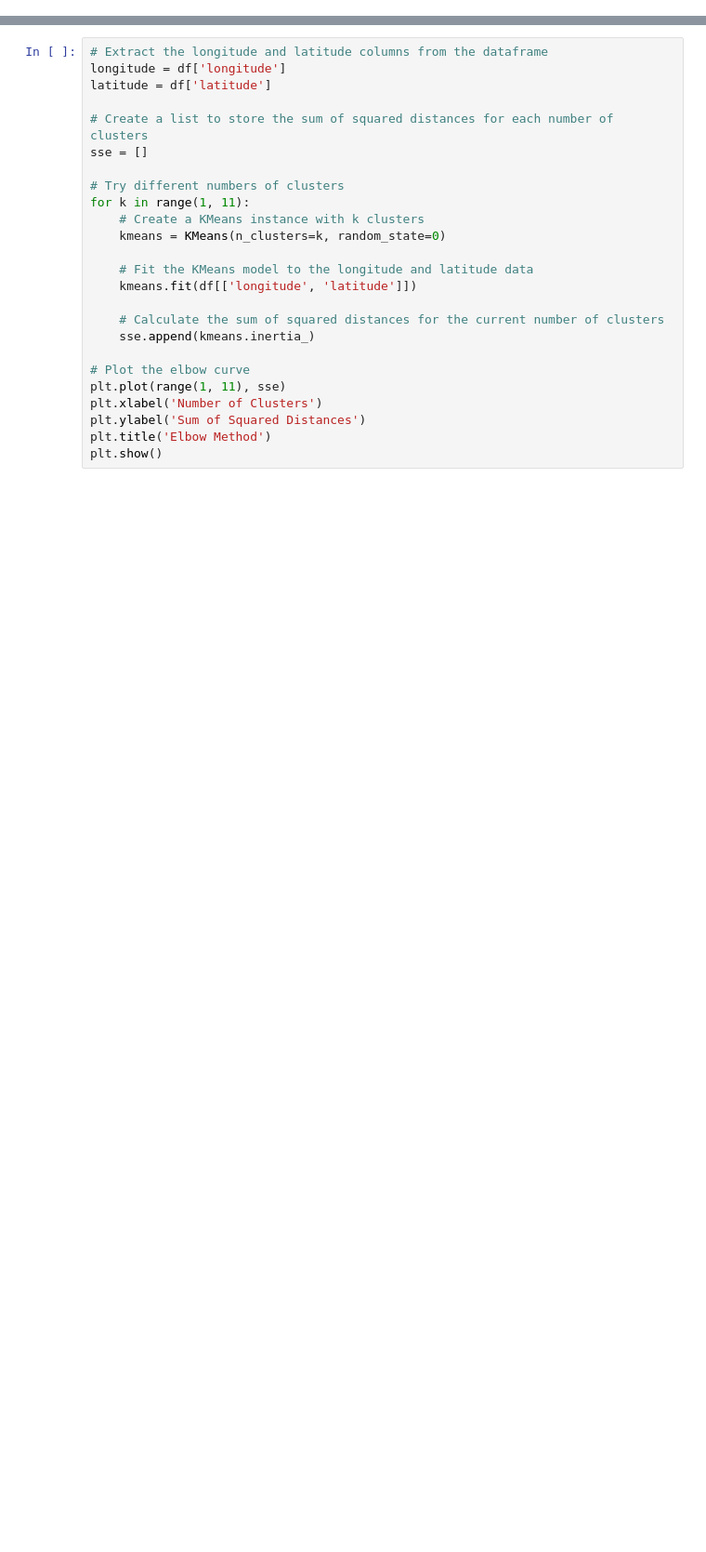
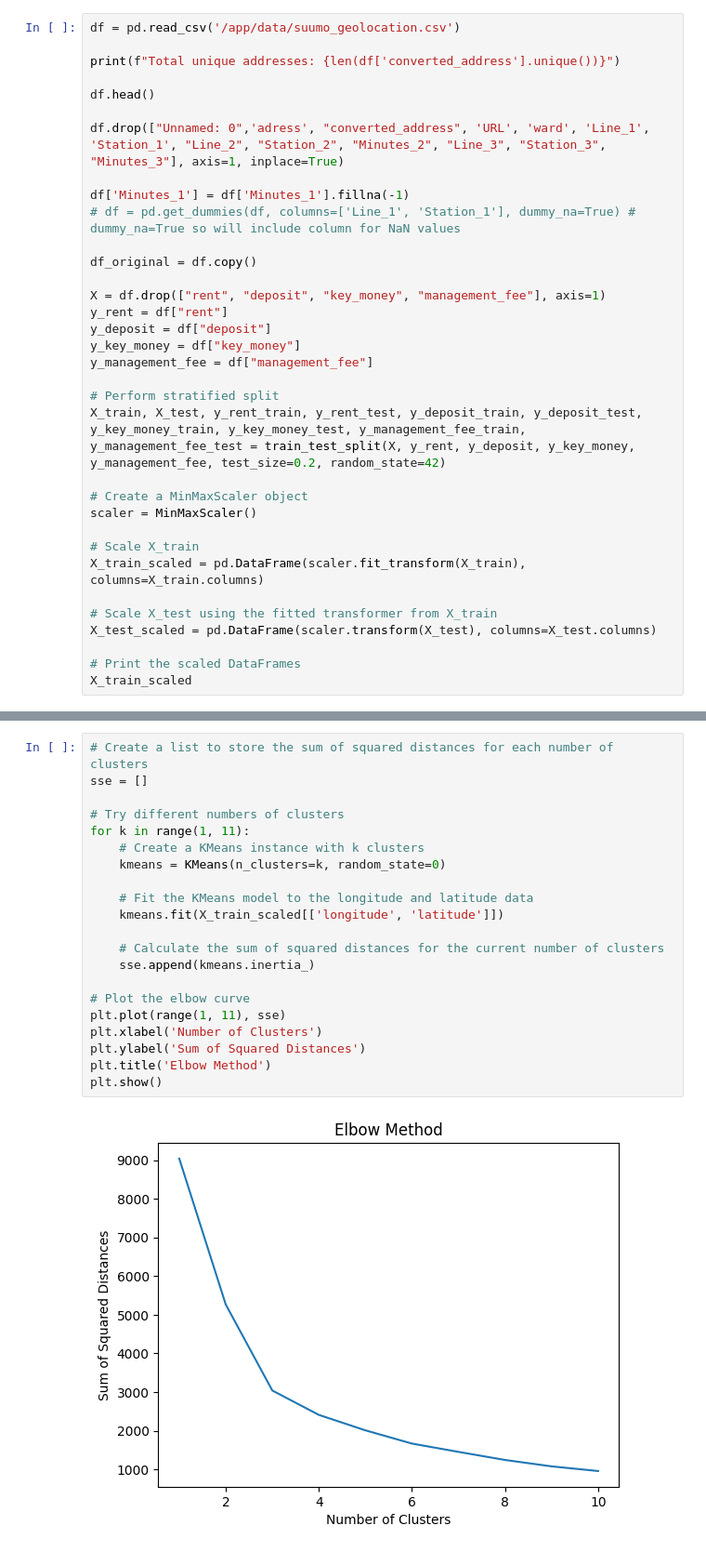
Before and after one commit to euanjudd/suumo, a Jupyter notebook: main.ipynb, the cells around one changed output, grey strips where cells are left out. Shown at 93% size. Saved outputs shown, nothing was run; the diff lists cells and outputs as text; blank space fills up the shorter version.

```diff
--- a/main.ipynb
+++ b/main.ipynb
@@ -83,0 +28,34 @@ Station_1_狛江駅: 0.0
+# %%
+df = pd.read_csv('/app/data/suumo_geolocation.csv')
+
+print(f"Total unique addresses: {len(df['converted_address'].unique())}")
+
+df.head()
+
+df.drop(["Unnamed: 0",'adress', "converted_address", 'URL', 'ward', 'Line_1', 'Station_1', "Line_2", "Station_2", "Minutes_2", "Line_3", "Station_3", "Minutes_3"], axis=1, inplace=True)
+
+df['Minutes_1'] = df['Minutes_1'].fillna(-1)
+# df = pd.get_dummies(df, columns=['Line_1', 'Station_1'], dummy_na=True) # dummy_na=True so will include column for NaN values
+
+df_original = df.copy()
+
+X = df.drop(["rent", "deposit", "key_money", "management_fee"], axis=1)
+y_rent = df["rent"]
+y_deposit = df["deposit"]
+y_key_money = df["key_money"]
+y_management_fee = df["management_fee"]
+
+# Perform stratified split
+X_train, X_test, y_rent_train, y_rent_test, y_deposit_train, y_deposit_test, y_key_money_train, y_key_money_test, y_management_fee_train, y_management_fee_test = train_test_split(X, y_rent, y_deposit, y_key_money, y_management_fee, test_size=0.2, random_state=42)
+
+# Create a MinMaxScaler object
+scaler = MinMaxScaler()
+
+# Scale X_train
+X_train_scaled = pd.DataFrame(scaler.fit_transform(X_train), columns=X_train.columns)
+
+# Scale X_test using the fitted transformer from X_train
+X_test_scaled = pd.DataFrame(scaler.transform(X_test), columns=X_test.columns)
+
+# Print the scaled DataFrames
+X_train_scaled
@@ -84,25 +81,23 @@ Station_1_狛江駅: 0.0
 # %%
-# Extract the longitude and latitude columns from the dataframe
-longitude = df['longitude']
-latitude = df['latitude']
-
 # Create a list to store the sum of squared distances for each number of clusters
 sse = []
 
 # Try different numbers of clusters
 for k in range(1, 11):
     # Create a KMeans instance with k clusters
     kmeans = KMeans(n_clusters=k, random_state=0)
 
     # Fit the KMeans model to the longitude and latitude data
-    kmeans.fit(df[['longitude', 'latitude']])
+    kmeans.fit(X_train_scaled[['longitude', 'latitude']])
 
     # Calculate the sum of squared distances for the current number of clusters
     sse.append(kmeans.inertia_)
 
 # Plot the elbow curve
 plt.plot(range(1, 11), sse)
 plt.xlabel('Number of Clusters')
 plt.ylabel('Sum of Squared Distances')
 plt.title('Elbow Method')
 plt.show()
+# %% [output]
+[figure, added]
```
Also changed, not shown: parts of 37 cells of this notebook, 4 other files.
